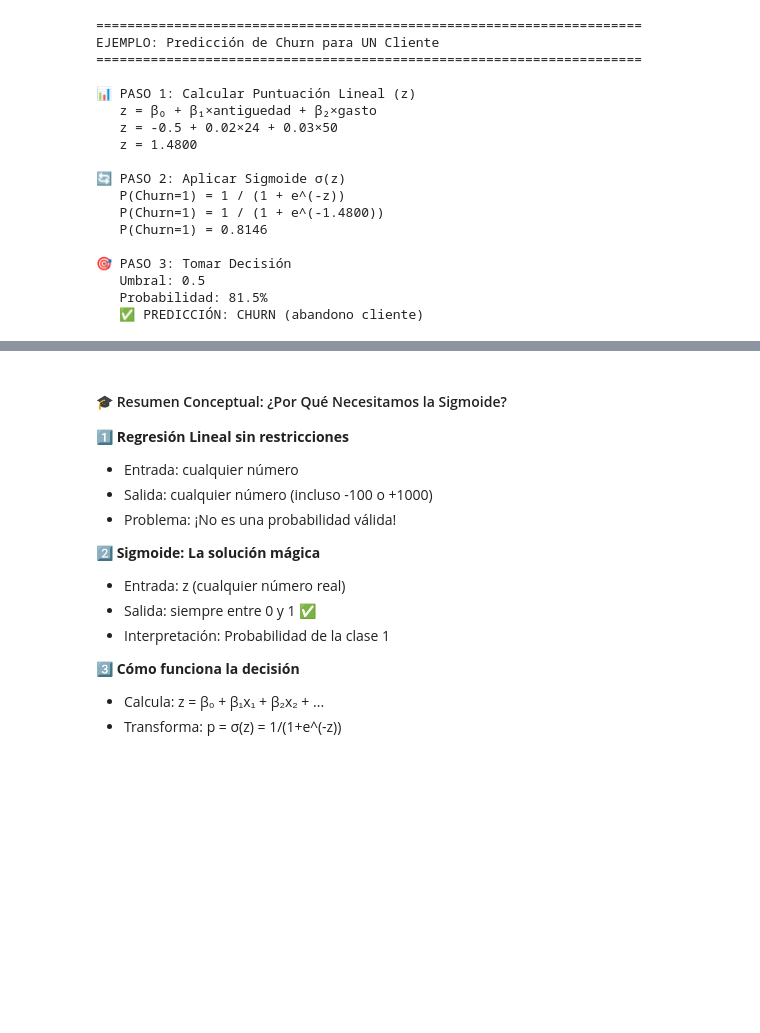
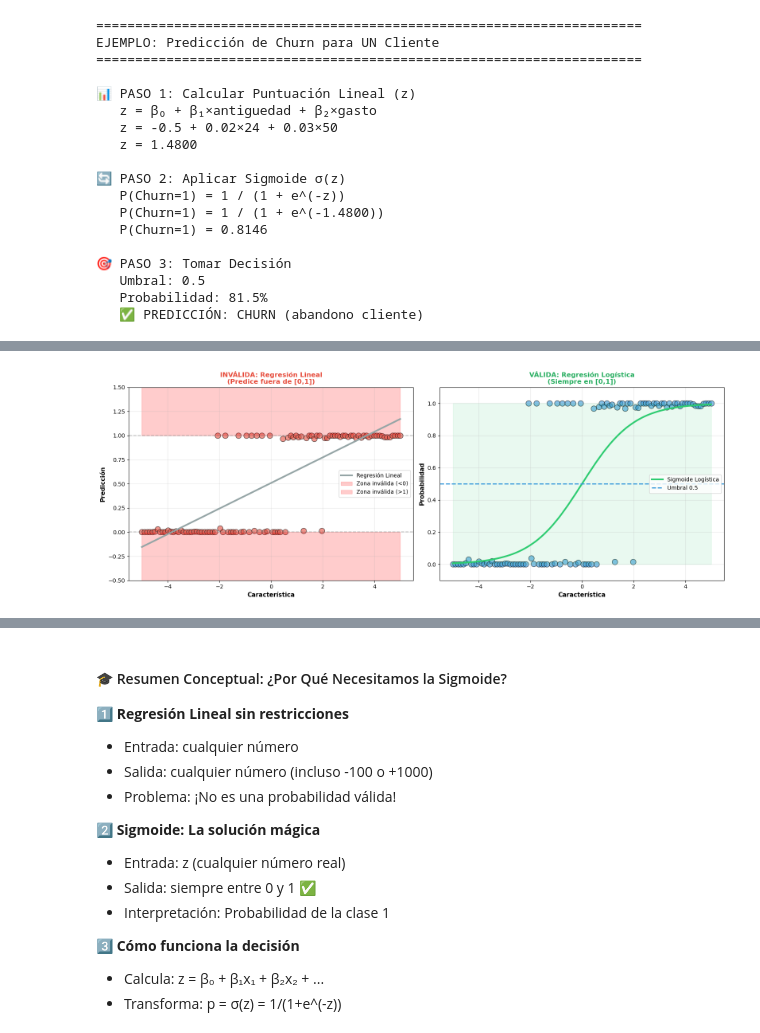
Before and after one commit to jafprofesor/IFCD093PO, a Jupyter notebook: 2026-01-21/05_aprendizaje_supervisado_modelos_lineales.ipynb, the cells around one changed output, grey strips where cells are left out. Drawn from its saved outputs; the diff is of its cells as text; code cells hidden in the pictures; blank space fills up the shorter version.

```diff
--- a/2026-01-21/05_aprendizaje_supervisado_modelos_lineales.ipynb
+++ b/2026-01-21/05_aprendizaje_supervisado_modelos_lineales.ipynb
@@ -401,16 +449,105 @@ for i, (barra, prob) in enumerate(zip(barras, df_predicciones['P(Churn)'])):
 # %%
+# Crear datos de demostración para comparar regresión lineal vs logística
+np.random.seed(42)
+X_demo = np.linspace(-5, 5, 100).reshape(-1, 1)
+# Crear datos de clasificación binaria (0 o 1) con algo de ruido
+# La probabilidad de ser clase 1 aumenta con X
+prob_class_1 = expit(X_demo.ravel())  # Probabilidad según sigmoide
+y_demo_binary = (np.random.rand(100) < prob_class_1).astype(int)  # Clase binaria real
+
+# Para visualización, añadimos pequeño ruido vertical para ver mejor los puntos
+y_demo = y_demo_binary.astype(float) + np.random.normal(0, 0.02, 100)
+y_demo = np.clip(y_demo, 0, 1)  # Asegurar que está entre 0 y 1
+
+# Crear el rango para las predicciones
+X_range = np.linspace(-5, 5, 300).reshape(-1, 1)
+
+# Modelo lineal (para mostrar el problema)
+modelo_lineal = LinearRegression()
+modelo_lineal.fit(X_demo, y_demo)
+y_lineal = modelo_lineal.predict(X_range)
+
+# Modelo logístico (la solución correcta)
+y_logistico = expit(X_range.ravel())  # Función sigmoide pura
+
+# Crear la visualización comparativa
+fig, axes = plt.subplots(1, 2, figsize=(16, 6))
+
+# Subplot 1: Regresión Lineal (problemática)
+ax1 = axes[0]
+ax1.scatter(X_demo, y_demo, alpha=0.6, s=100, color='#e74c3c', edgecolors='black', linewidth=1)
+ax1.plot(X_range, y_lineal, color='#95a5a6', linewidth=3, label='Regresión Lineal')
+ax1.axhline(y=0, color='gray', linestyle='--', linewidth=1.5, alpha=0.5)
+ax1.axhline(y=1, color='gray', linestyle='--', linewidth=1.5, alpha=0.5)
+ax1.fill_between(X_range.ravel(), -0.5, 0, alpha=0.2, color='red', label='Zona inválida (<0)')
+ax1.fill_between(X_range.ravel(), 1, 1.5, alpha=0.2, color='red', label='Zona inválida (>1)')
+ax1.set_xlabel('Característica', fontsize=11, fontweight='bold')
+ax1.set_ylabel('Predicción', fontsize=11, fontweight='bold')
 ax1.set_title('INVÁLIDA: Regresión Lineal\n(Predice fuera de [0,1])', fontsize=12, fontweight='bold', color='#e74c3c')
 ax1.set_ylim([-0.5, 1.5])
 ax1.legend(fontsize=10)
 ax1.grid(True, alpha=0.3)
 
 # Subplot 2: Regresión Logística
 ax2 = axes[1]
 ax2.scatter(X_demo, y_demo, alpha=0.6, s=100, color='#3498db', edgecolors='black', linewidth=1)
 ax2.plot(X_range, y_logistico, color='#2ecc71', linewidth=3, label='Sigmoide Logística')
 ax2.axhline(y=0.5, color='#3498db', linestyle='--', linewidth=2, label='Umbral 0.5')
 ax2.fill_between(X_range.ravel(), 0, 1, alpha=0.1, color='#2ecc71')
 ax2.set_xlabel('Característica', fontsize=11, fontweight='bold')
 ax2.set_ylabel('Probabilidad', fontsize=11, fontweight='bold')
 ax2.set_title('VÁLIDA: Regresión Logística\n(Siempre en [0,1])', fontsize=12, fontweight='bold', color='#27ae60')
+ax2.set_ylim([-0.1, 1.1])
+ax2.legend(fontsize=10)
+ax2.grid(True, alpha=0.3)
+
+plt.tight_layout()
+plt.show()
+
+print("=" * 70)
+print("📊 COMPARACIÓN: Regresión Lineal vs Regresión Logística")
+print("=" * 70)
+print("\n🔴 GRÁFICO IZQUIERDO - PROBLEMA: Regresión Lineal")
+print("   • La línea GRIS es una regresión lineal normal")
+print("   • ❌ PROBLEMA: Predice valores < 0 (zonas rojas inferiores)")
+print("   • ❌ PROBLEMA: Predice valores > 1 (zonas rojas superiores)")
+print("   • ⚠️ Estas predicciones NO son probabilidades válidas")
+print("   • Ejemplo: Si predice -0.3 o 1.8, ¿qué significa? ¡No tiene sentido!")
+
+print("\n🟢 GRÁFICO DERECHO - SOLUCIÓN: Regresión Logística")
+print("   • La curva VERDE es la función sigmoide")
+print("   • ✅ SIEMPRE predice valores entre 0 y 1 (zona verde)")
+print("   • ✅ Estas predicciones SÍ son probabilidades válidas")
+print("   • 📍 Línea azul discontinua: umbral de decisión en 0.5")
+print("   • Por encima de 0.5 → Clase 1 (positivo)")
+print("   • Por debajo de 0.5 → Clase 0 (negativo)")
+
+print("\n💡 CONCLUSIÓN CLAVE:")
+print("   Para problemas de CLASIFICACIÓN (predecir categorías),")
+print("   debemos usar REGRESIÓN LOGÍSTICA, no regresión lineal.")
+print("   La sigmoide garantiza que obtenemos probabilidades interpretables.")
+
+print("\n" + "=" * 70)
+print("❓ ¿POR QUÉ LOS DATOS (PUNTOS AZULES/ROJOS) ESTÁN ENTRE 0 Y 1?")
+print("=" * 70)
+print("\n📌 RAZÓN: Son datos de CLASIFICACIÓN BINARIA artificiales")
+print("\n   1️⃣ Los valores REALES de y son 0 o 1 (dos clases discretas)")
+print("      • Clase 0 (ejemplo: No Churn) → y = 0")
+print("      • Clase 1 (ejemplo: Churn) → y = 1")
+print("\n   2️⃣ Para VISUALIZACIÓN, añadimos ruido vertical pequeño:")
+print("      • y_demo = y_binary + ruido_aleatorio(-0.02, +0.02)")
+print("      • Luego aplicamos clip para mantener en [0, 1]")
+print("\n   3️⃣ ¿Por qué añadir ruido?")
+print("      • Sin ruido: todos los puntos estarían en y=0 o y=1 (dos líneas)")
+print("      • Con ruido: vemos mejor la dispersión y la tendencia")
+print("      • Es SOLO para que el gráfico sea más claro visualmente")
+print("\n   4️⃣ Interpretación de los puntos:")
+print("      • Puntos cerca de y=0 → Clase 0 (negativo)")
+print("      • Puntos cerca de y=1 → Clase 1 (positivo)")
+print("      • El modelo debe SEPARAR estos dos grupos")
+print("\n✅ EN RESUMEN:")
+print("   Los datos están entre 0 y 1 porque representan dos clases binarias")
+print("   (0 y 1) con pequeño ruido visual añadido para mejor visualización.")
+print("=" * 70)
 # %% [output]
+[figure, added]
```
Also changed, not shown: parts of 3 cells of this notebook.
